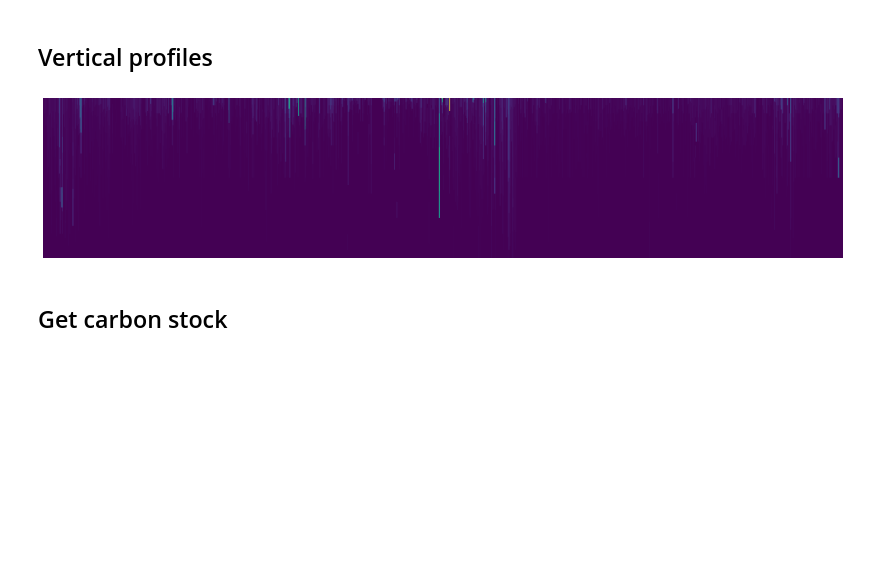
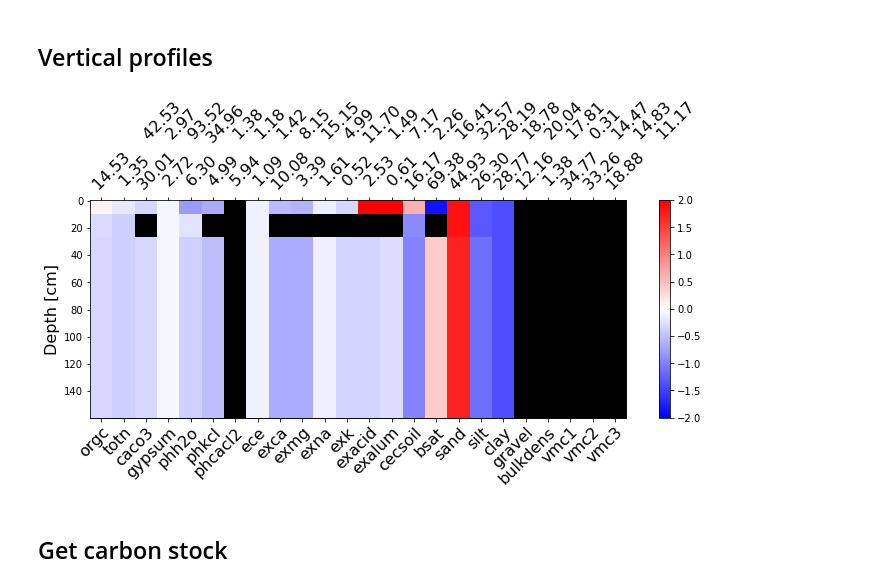
Before and after one commit to qAp/earthshotsoil, a Jupyter notebook: nbs/soilcarbon_datasets.ipynb, the cells around one changed output. Cells and saved outputs as stored; diff of their text form; code cells hidden in the pictures; blank space fills up the shorter version.

Commit message:
Plot continuous variable profiles

```diff
--- a/nbs/soilcarbon_datasets.ipynb
+++ b/nbs/soilcarbon_datasets.ipynb
@@ -113,2 +177,0 @@ wise3.fillna(0, inplace=True)
-# %%
-wise3['orgc'] = (wise3.orgc - wise3.orgc.min()) / (wise3.orgc.max() - wise3.orgc.min())
@@ -140,9 +178,41 @@ profiles = np.stack(profiles, axis=1)
-# %%
-fig, ax = plt.subplots(figsize=(20, 20))
-ax.imshow(profiles)
-ax.axis('off');
-# %% [output]
-[figure, removed]
+# %%
+VARS_CONT = [ 'ORGC', 'TOTN', 'CACO3', 'GYPSUM',
+             'PHH2O', 'PHKCL', 'PHCACL2', 'ECE', 'EXCA', 'EXMG',
+             'EXNA', 'EXK', 'EXACID', 'EXALUM', 'CECSOIL', 'BSAT',
+             'SAND', 'SILT', 'CLAY', 'GRAVEL', 'BULKDENS', 'VMC1',
+             'VMC2', 'VMC3']
+
+VARS_DISC = ['DESIG', 'MCOLOR', 'DCOLOR']
+VARS_ID = ['WISE3_ID', 'HORIZ']
+DEPTH_COLS = ['TOPDEP', 'BOTDEP']
+
+VARS_CONT = [v.lower() for v in VARS_CONT]
+VARS_DISC = [v.lower() for v in VARS_DISC]
+VARS_ID = [v.lower() for v in VARS_ID]
+DEPTH_COLS = [v.lower() for v in DEPTH_COLS]
+# %%
+wise3_vars = wise3[VARS_CONT]
+wise3_vars_norm = wise3_vars.apply(standard_scale, axis=0)
+# %%
+idx_id = 8645
+# %%
+fig, ax = plt.subplots(figsize=(12, 4))
+
+is_id = wise3.wise3_id==wise3.wise3_id.iloc[idx_id]
+
+df_vars_norm = wise3_vars_norm[is_id]
+
+topdep = wise3.topdep[is_id]
+botdep = wise3.botdep[is_id]
+img = imagify_profile(df_vars_norm, botdep, topdep)
+
+top_labels = [f'{c.mean():5.2f}{c.std():10.2f}'for _, c in wise3_vars.items()]
+ax = plt_profile_image(
+    ax, img, cmap='bwr',
+    bot_labels=df_vars_norm.columns,
+    top_labels=top_labels)
+# %% [output]
+[figure, added]
 # %% [markdown]
 ## Get carbon stock
 # %%
```
Also changed, not shown: parts of 11 cells of this notebook.
